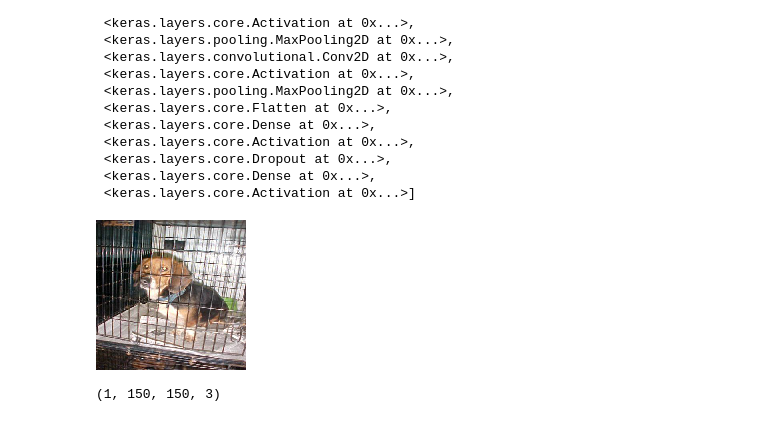
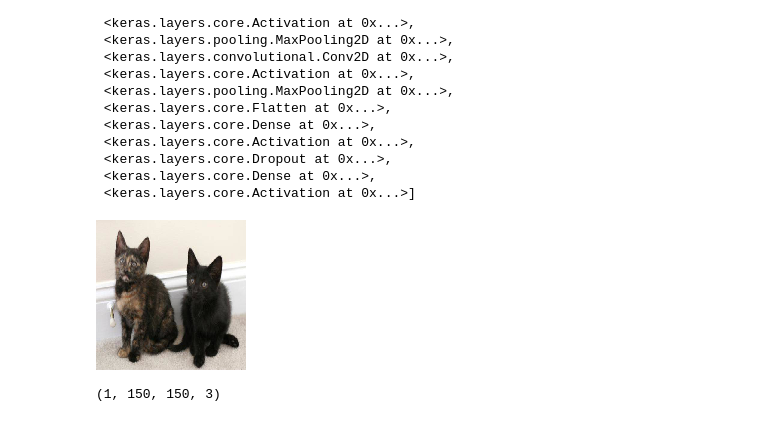
Before and after one commit to Jodahr/catsAndDogs, a Jupyter notebook: catsVsDogs.ipynb, the cells around one changed output. Cells and saved outputs as stored; diff of their text form; code cells hidden in the pictures.

```diff
--- a/catsVsDogs.ipynb
+++ b/catsVsDogs.ipynb
@@ -219,6 +219,6 @@ from vis.visualization import visualize_cam, get_num_filters
 from matplotlib import pyplot as plt
 # %%
-dog = load_img('/mnt/DataDisk/jodahr/data/catsVsDogs/validation/dogs/dog.9685.jpg', target_size=(150,150))
+dog = load_img('/mnt/DataDisk/jodahr/data/catsVsDogs/validation/cats/cat.9640.jpg', target_size=(150,150))
 dog
 # %% [output]
-[figure, old version]
+[figure, new version]
```
Also changed, not shown: parts of 24 cells of this notebook, 16 other files.
